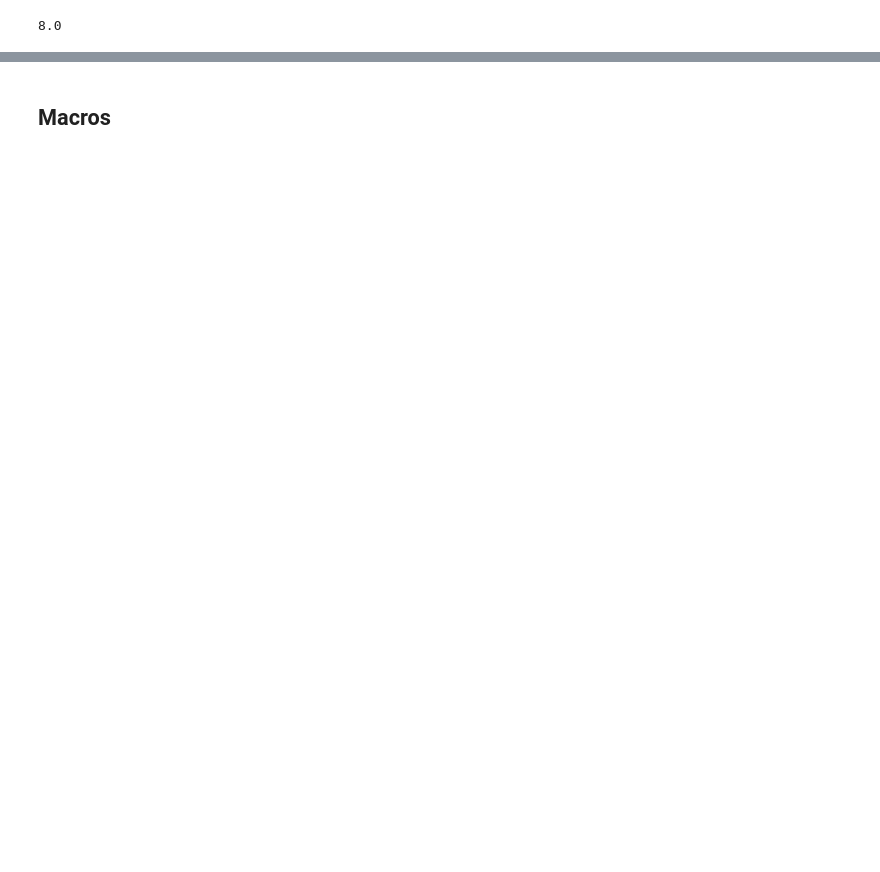
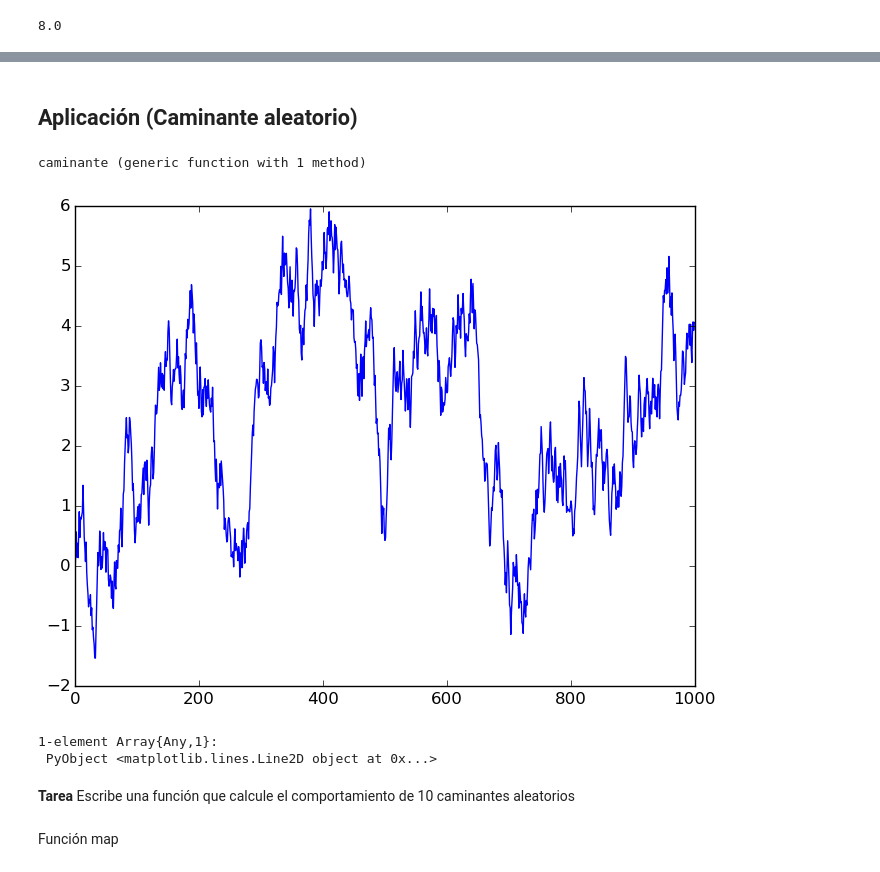
Before and after one commit to dapias/julia_curso_IQ, a Jupyter notebook: Sesión02.ipynb, the cells around one changed output, grey strips where cells are left out. Cells and saved outputs as stored; diff of their text form; code cells hidden in the pictures; blank space fills up the shorter version.

```diff
--- a/Sesión02.ipynb
+++ b/Sesión02.ipynb
@@ -265,2 +145,0 @@ append!
-# %%
-a = [1,2,3]
@@ -286,0 +210,2 @@ false
+# %%
+z = a
@@ -337,2 +279,17 @@ methods(^)
-# %% [markdown]
-## Macros
+# %% [markdown]
+## Aplicación (Caminante aleatorio)
+# %%
+function caminante(npasos::Int)
+    x = 0.0
+    z = Vector{Float64}(npasos)
+    for i in 1:npasos
+        y = rand() - 0.5 ## número de pasos entre -0.5 y 0.5
+        x += y
+        z[i] = x
+    end
+    z
+end
+# %% [output]
+caminante (generic function with 1 method)
+# %%
+posicion = caminante(1000);
@@ -338,0 +298,10 @@ methods(^)
+# %%
+plot(posicion)
+# %% [output]
+[figure, added]
+1-element Array{Any,1}:
+ PyObject <matplotlib.lines.Line2D object at 0x...>
+# %% [markdown]
+**Tarea** Escribe una función que calcule el comportamiento de 10 caminantes aleatorios
+# %% [markdown]
+Función map
```
Also changed, not shown: parts of 42 cells of this notebook, 4 other files.
